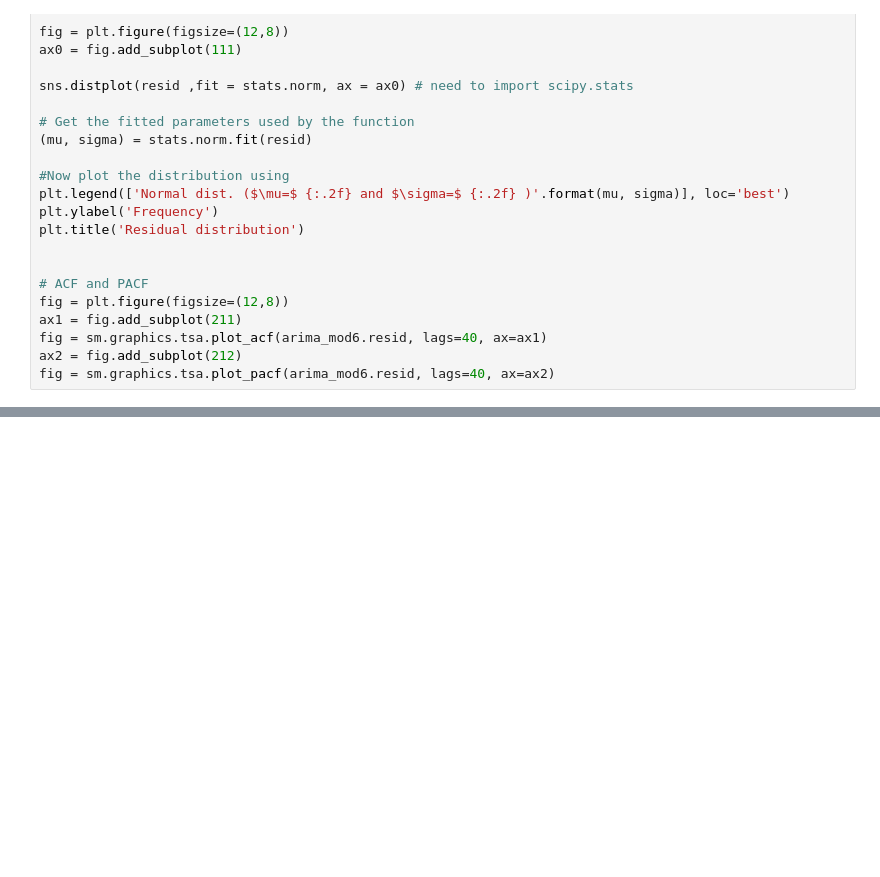
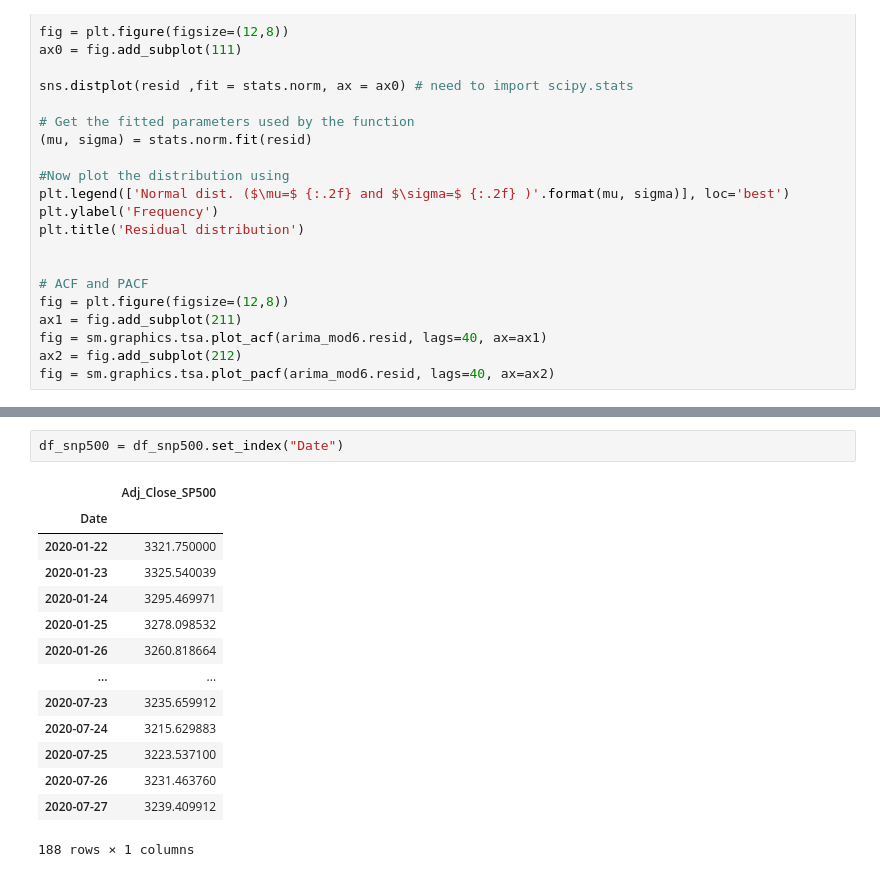
Before and after one commit to gandhimonil9823/Covid_Stock_Analysis, a Jupyter notebook: Covid_Stock.ipynb, the cells around one changed output, grey strips where cells are left out. Drawn from its saved outputs; the diff is of its cells as text; blank space fills up the shorter version.

```diff
--- a/Covid_Stock.ipynb
+++ b/Covid_Stock.ipynb
@@ -516,0 +669,17 @@ fig = sm.graphics.tsa.plot_pacf(arima_mod6.resid, lags=40, ax=ax2)
+# %%
+df_snp500 = df_snp500.set_index("Date")
+# %% [output]
+|  | Adj_Close_SP500 |
+| Date |  |
+| 2020-01-22 | 3321.750000 |
+| 2020-01-23 | 3325.540039 |
+| 2020-01-24 | 3295.469971 |
+| 2020-01-25 | 3278.098532 |
+| 2020-01-26 | 3260.818664 |
+| ... | ... |
+| 2020-07-23 | 3235.659912 |
+| 2020-07-24 | 3215.629883 |
+| 2020-07-25 | 3223.537100 |
+| 2020-07-26 | 3231.463760 |
+| 2020-07-27 | 3239.409912 |
+188 rows × 1 columns
```
Also changed, not shown: parts of 26 cells of this notebook.
